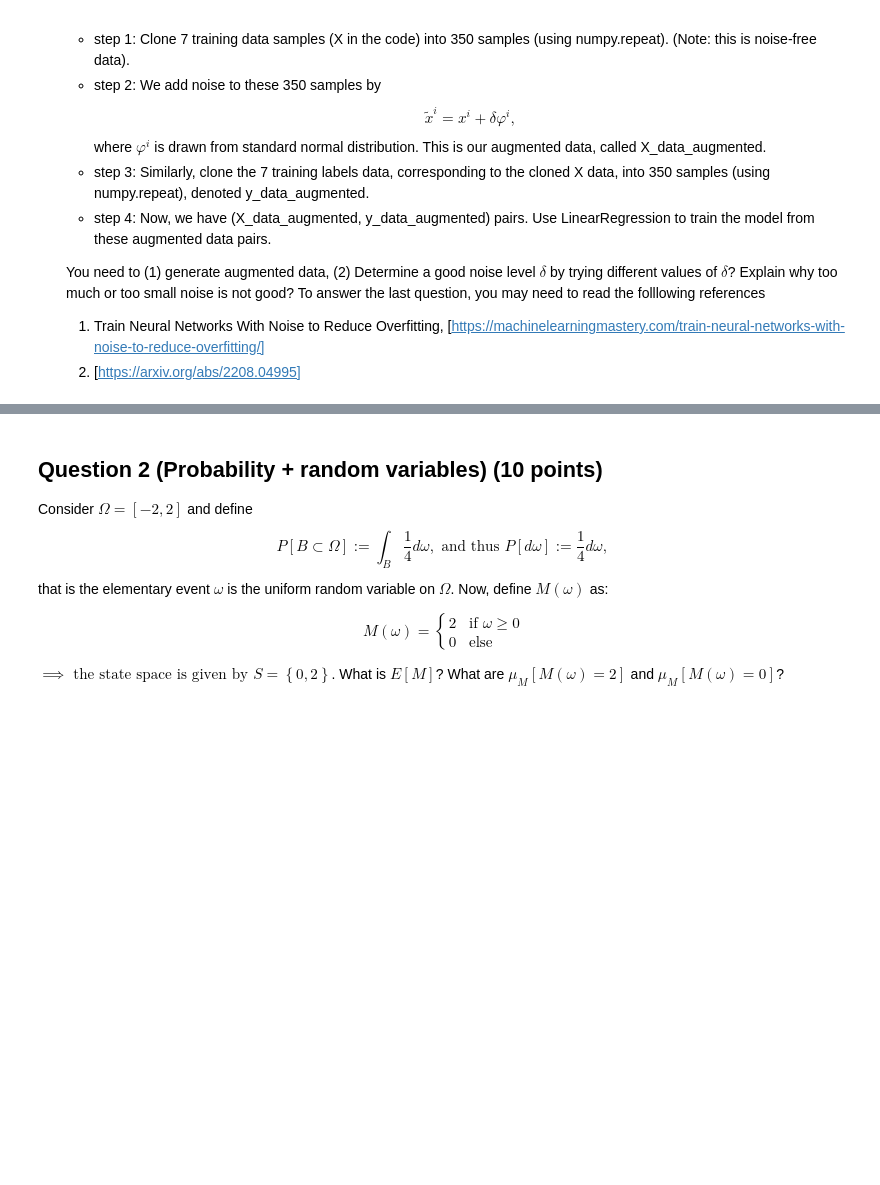
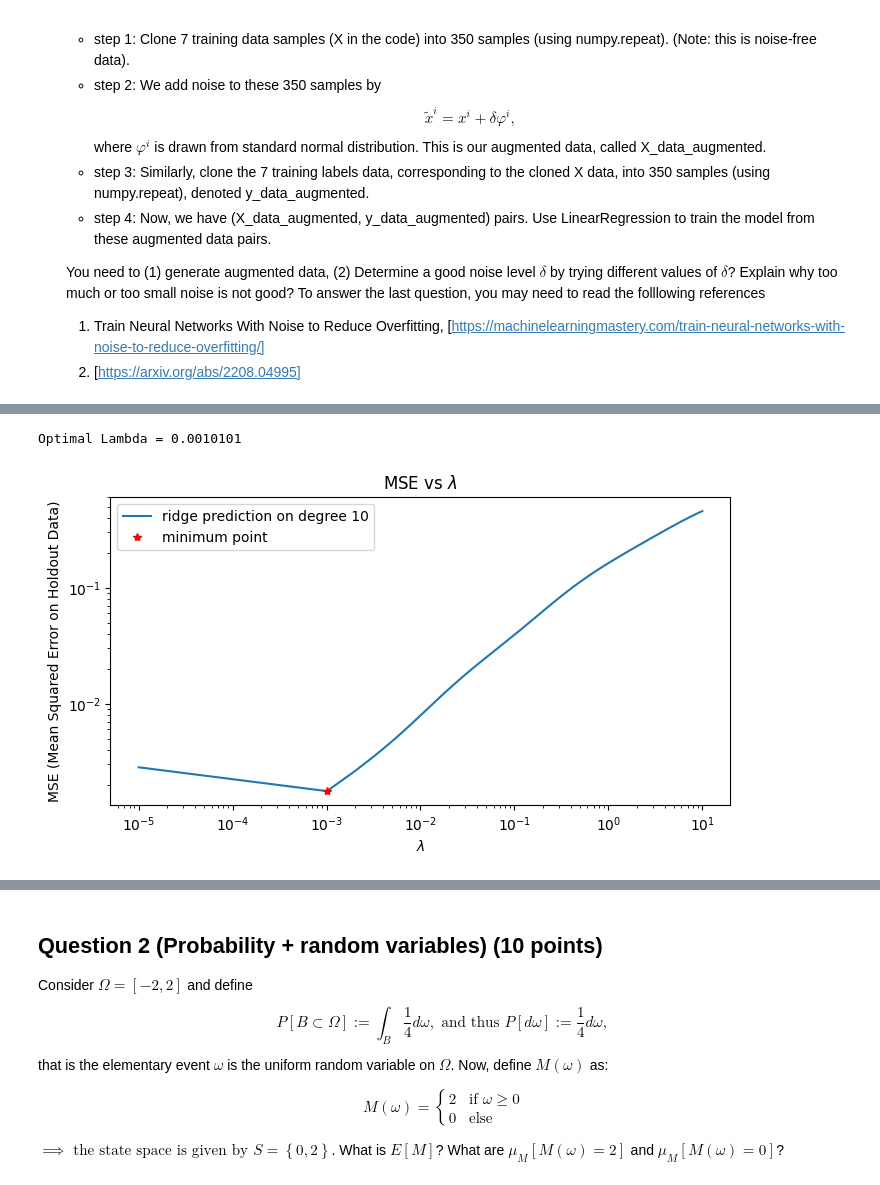
Before and after one commit to rx9933/COE-379L, a Jupyter notebook: Assignments/Assignment2/Assignment_2.ipynb, the cells around one changed output, grey strips where cells are left out. Cells and saved outputs as stored; diff of their text form; code cells hidden in the pictures; blank space fills up the shorter version.

```diff
--- a/Assignments/Assignment2/Assignment_2.ipynb
+++ b/Assignments/Assignment2/Assignment_2.ipynb
@@ -120,0 +170,45 @@ Reshape your data either using array.reshape(-1, 1) if your data has a single fe
+# %%
+#1c, part 2
+def mseas(alphas):
+    mseas = []
+    for alpha in alphas:
+        ridge_y = ridge(degree, alpha).predict(X_holdout.reshape(X_holdout.shape[0], 1))
+        mse = np.linalg.norm((ridge_y - y_holdout_true)**2)
+        mseas.append(mse)  # Keep mse as float for correct plotting
+    return mseas
+
+def plot_mseas(alphas):
+    plt.clf()
+    plt.plot(alphas, mseas(alphas), label="ridge prediction on degree 10")
+    plt.xlabel(r"$\lambda$")
+    plt.ylabel("MSE (Mean Squared Error on Holdout Data)")
+    plt.yticks(np.linspace(10**-5, 10, 11))
+    plt.xscale('log')  # Logarithmic scale for alpha (lambda) values
+    plt.yscale('log')  # Optionally use log scale for MSE if needed
+    plt.title(r"MSE vs $\lambda$")
+    plt.legend()
+    # plt.show()
+
+alphas = np.linspace(10**-5, 10**1, 10**4)
+plot_mseas(alphas)
+
+# Function to create ridge regression model
+def ridge(degree, alpha):
+    ridge_model = Pipeline([
+        ('poly_features', PolynomialFeatures(degree=degree)),
+        ('ridge_regression', Ridge(alpha=alpha))
+    ])
+    return ridge_model.fit(X_train.reshape(X_train.shape[0], 1), y_train_data)
+
+# Find the minimum MSE prediction
+degree = 10
+minind = pd.Series(mseas(alphas)).idxmin()
+print(f"Optimal Lambda = {alphas[minind]:.7f}")
+y_ridge_min = ridge(degree, alphas[minind]).predict(X_holdout.reshape(X_holdout.shape[0], 1))
+mse = np.linalg.norm((y_holdout_true - y_ridge_min)**2)
+plt.plot(alphas[minind], mse, "r*", label="minimum point")
+plt.legend()
+plt.show()
+# %% [output]
+Optimal Lambda = 0.0010101
+[figure, added]
```
Also changed, not shown: parts of 7 cells of this notebook.
